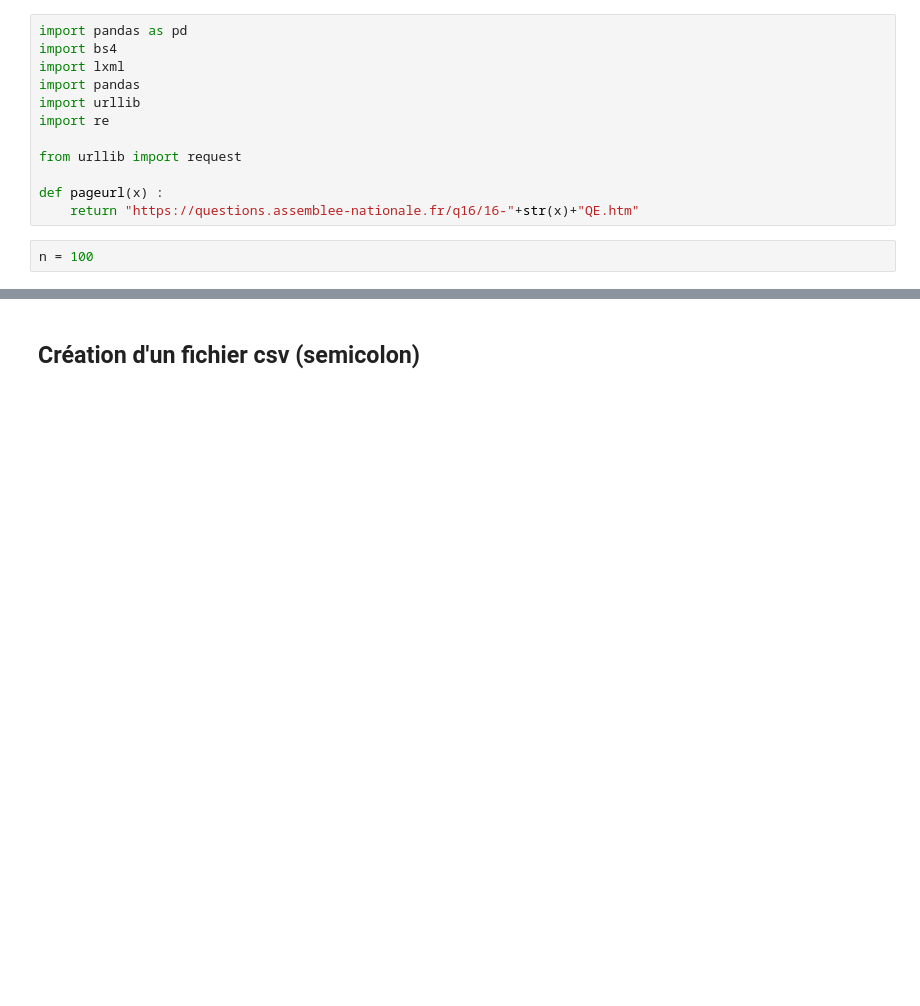
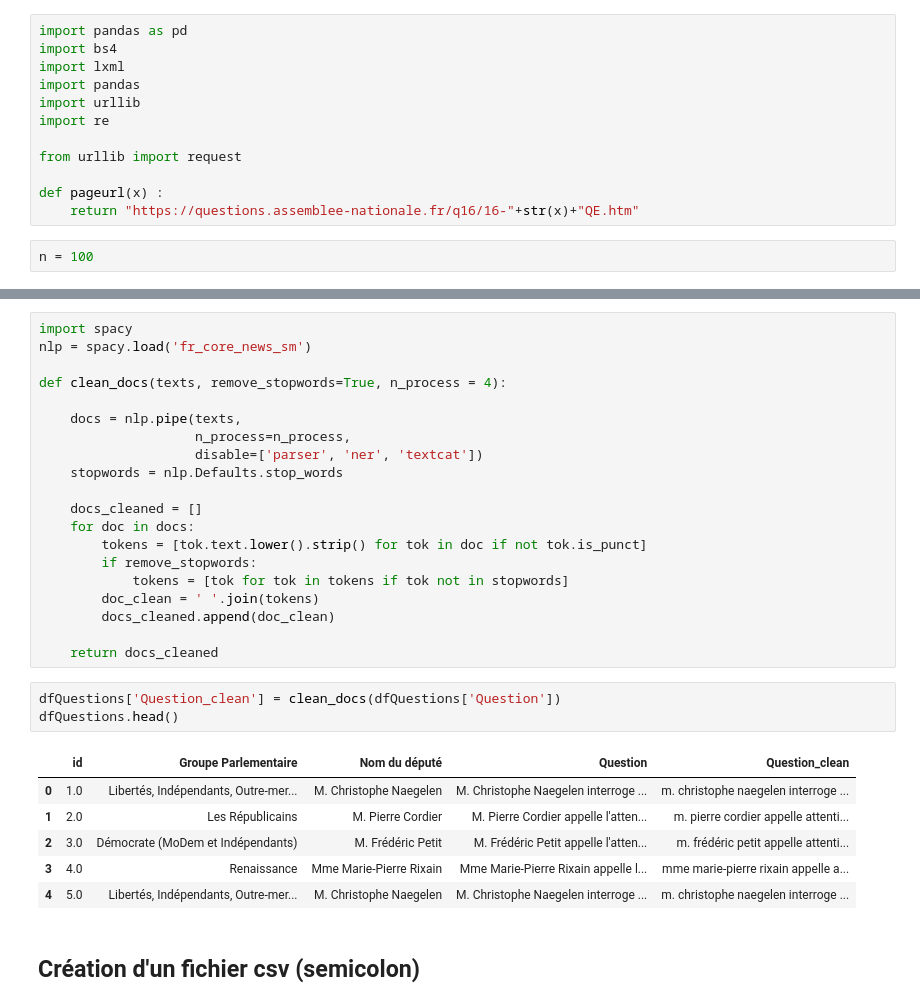
Before and after one commit to jcomperatore/PythonPourLaDataScience, a Jupyter notebook: Datascrapping/Scraping Dataframe.ipynb, the cells around one changed output, grey strips where cells are left out. Saved outputs shown, nothing was run; the diff lists cells and outputs as text; blank space fills up the shorter version.

Commit message:
cleaning

```diff
--- a/Datascrapping/Scraping Dataframe.ipynb
+++ b/Datascrapping/Scraping Dataframe.ipynb
@@ -170,3 +201,33 @@ dfQuestions
+# %%
+import spacy
+nlp = spacy.load('fr_core_news_sm')
+
+def clean_docs(texts, remove_stopwords=True, n_process = 4):
+
+    docs = nlp.pipe(texts,
+                    n_process=n_process,
+                    disable=['parser', 'ner', 'textcat'])
+    stopwords = nlp.Defaults.stop_words
+
+    docs_cleaned = []
+    for doc in docs:
+        tokens = [tok.text.lower().strip() for tok in doc if not tok.is_punct]
+        if remove_stopwords:
+            tokens = [tok for tok in tokens if tok not in stopwords]
+        doc_clean = ' '.join(tokens)
+        docs_cleaned.append(doc_clean)
+
+    return docs_cleaned
+# %%
+dfQuestions['Question_clean'] = clean_docs(dfQuestions['Question'])
+dfQuestions.head()
+# %% [output]
+|  | id | Groupe Parlementaire | Nom du député | Question | Question_clean |
+| 0 | 1.0 | Libertés, Indépendants, Outre-mer... | M. Christophe Naegelen | M. Christophe Naegelen interroge ... | m. christophe naegelen interroge ... |
+| 1 | 2.0 | Les Républicains | M. Pierre Cordier | M. Pierre Cordier appelle l'atten... | m. pierre cordier appelle attenti... |
+| 2 | 3.0 | Démocrate (MoDem et Indépendants) | M. Frédéric Petit | M. Frédéric Petit appelle l'atten... | m. frédéric petit appelle attenti... |
+| 3 | 4.0 | Renaissance | Mme Marie-Pierre Rixain | Mme Marie-Pierre Rixain appelle l... | mme marie-pierre rixain appelle a... |
+| 4 | 5.0 | Libertés, Indépendants, Outre-mer... | M. Christophe Naegelen | M. Christophe Naegelen interroge ... | m. christophe naegelen interroge ... |
 # %% [markdown]
 ## Création d'un fichier csv (semicolon)
 # %%
```
Also changed, not shown: parts of 8 cells of this notebook, 2 other files.
